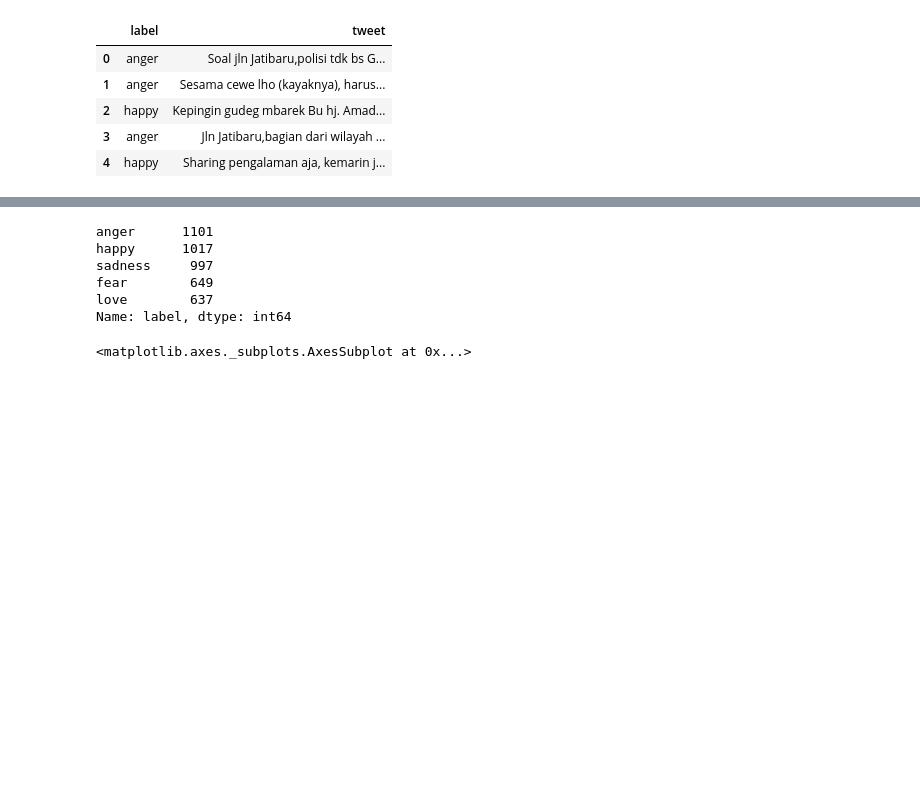
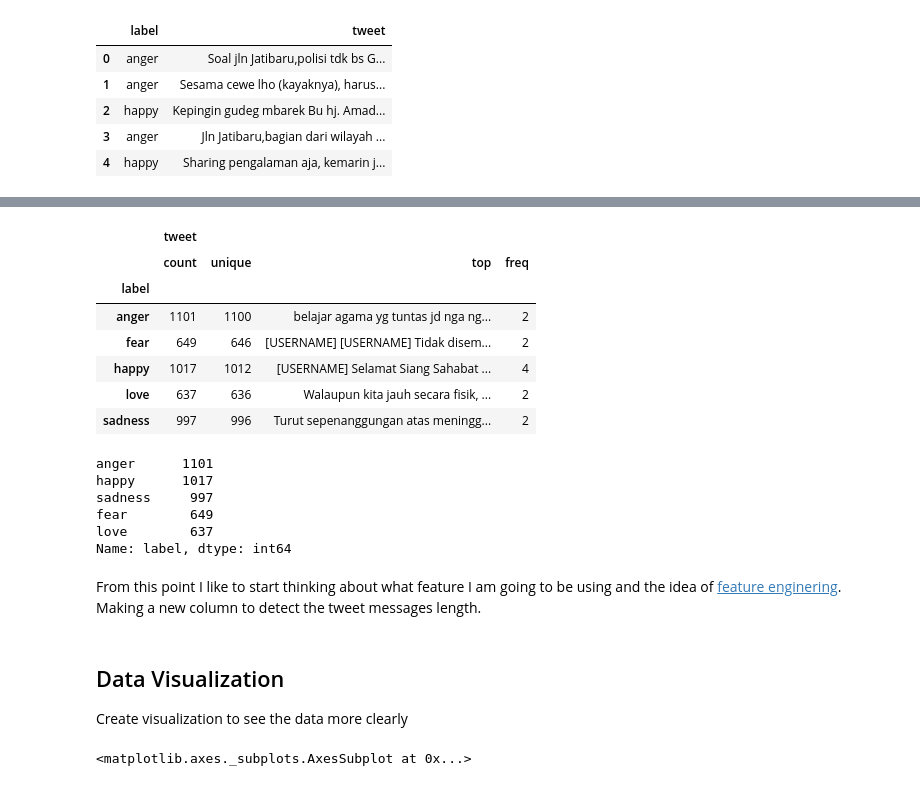
Before and after one commit to rudyabs/Final_Project_Purwadhika-NLP, a Jupyter notebook: dataset_and_model/Draf_Twitter_Emosi.ipynb, the cells around one changed output, grey strips where cells are left out. Cells and saved outputs as stored; diff of their text form; code cells hidden in the pictures; blank space fills up the shorter version.

```diff
--- a/Draf_Twitter_Emosi.ipynb
+++ b/dataset_and_model/Draf_Twitter_Emosi.ipynb
@@ -20,3 +42,14 @@ df.head(5)
+# %%
+df.groupby('label').describe()
+# %% [output]
+|  | tweet |  |  |  |
+|  | count | unique | top | freq |
+| label |  |  |  |  |
+| anger | 1101 | 1100 | belajar agama yg tuntas jd nga ng... | 2 |
+| fear | 649 | 646 | [USERNAME] [USERNAME] Tidak disem... | 2 |
+| happy | 1017 | 1012 | [USERNAME] Selamat Siang Sahabat ... | 4 |
+| love | 637 | 636 | Walaupun kita jauh secara fisik, ... | 2 |
+| sadness | 997 | 996 | Turut sepenanggungan atas meningg... | 2 |
 # %%
 df['label'].value_counts()
 # %% [output]
@@ -26,8 +59,14 @@ sadness     997
 fear        649
 love        637
 Name: label, dtype: int64
+# %% [markdown]
+From this point I like to start thinking about what feature I am going to be using and the idea of [feature enginering](https://en.wikipedia.org/wiki/Feature_engineering).
+Making a new column to detect the tweet messages length.
 # %%
 df['length'] = df['tweet'].apply(len)
+# %% [markdown]
+## Data Visualization ##
+Create visualization to see the data more clearly
 # %%
 df['length'].plot(bins=75,kind='hist')
 # %% [output]
```
Also changed, not shown: parts of 27 cells of this notebook, 20 other files.
